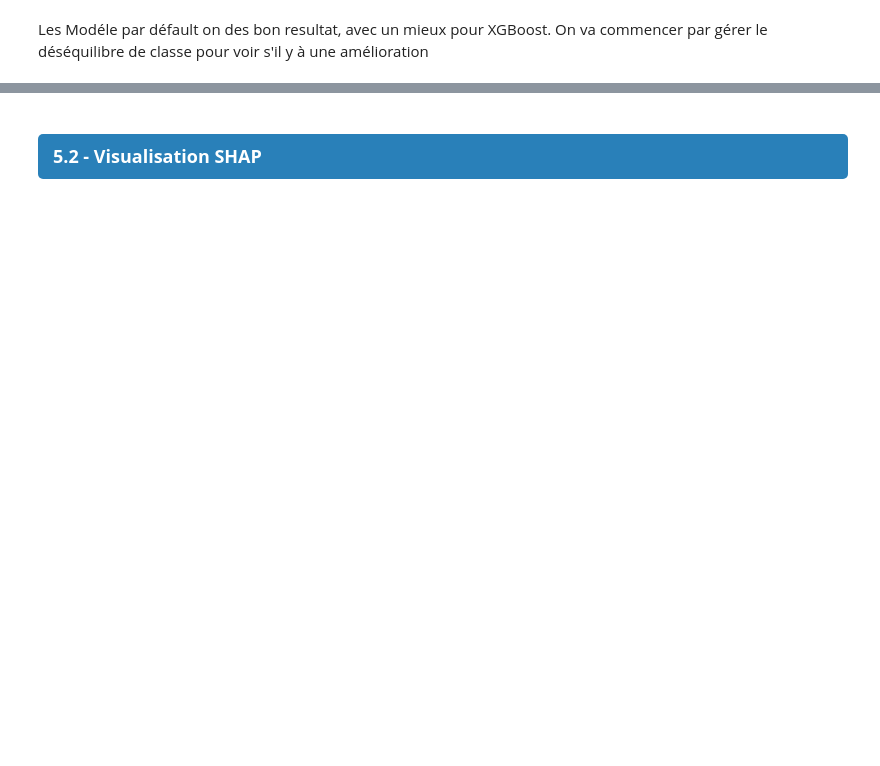
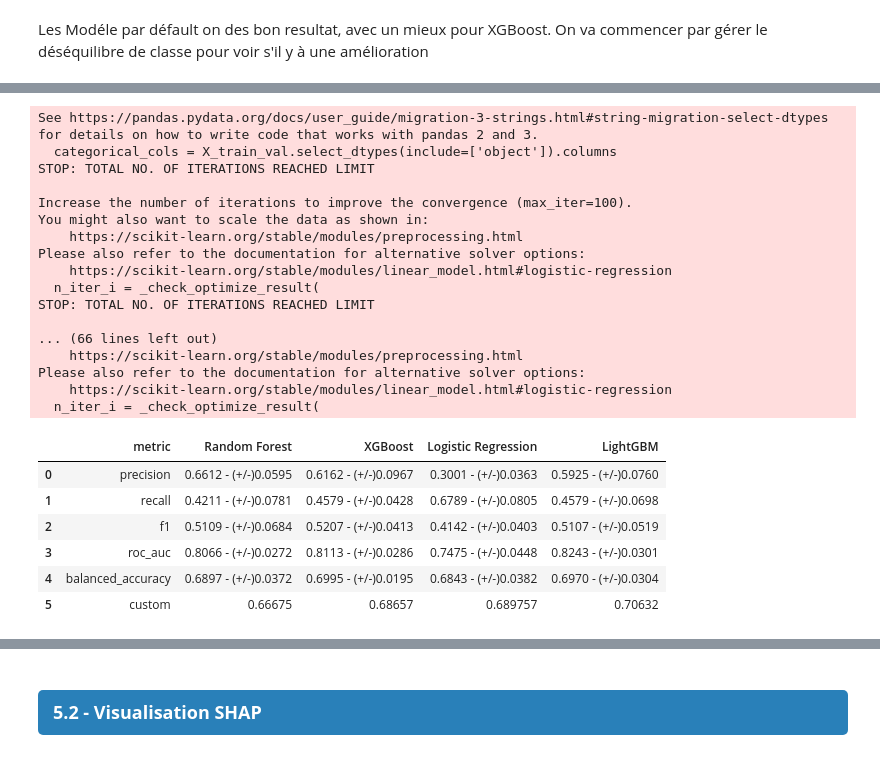
Before and after one commit to GreatTeacherJ/esn, a Jupyter notebook: src/app/data.ipynb, the cells around one changed output, grey strips where cells are left out. Cells and saved outputs as stored; diff of their text form; code cells hidden in the pictures; blank space fills up the shorter version.

```diff
--- a/src/app/data.ipynb
+++ b/src/app/data.ipynb
@@ -847,0 +675,74 @@ df_model_score
+# %%
+#On ne garde que les feature qui on un SHAP au dessus de 0.15 par rapport au modéle 3
+generation += 1
+
+#Split initial train/test
+X = df_merge[['departement', 'poste', 'augementation_salaire_precedente',
+                  'frequence_deplacement', 'age', 'revenu_mensuel',
+                  'nombre_experiences_precedentes', 'annees_dans_l_entreprise',
+                  'satisfaction_employee_environnement', 'satisfaction_employee_nature_travail',
+                  'satisfaction_employee_equipe', 'satisfaction_employee_equilibre_pro_perso',
+                  'heure_supplementaires', 'nombre_participation_pee', 'nb_formations_suivies',
+                  'distance_domicile_travail', 'annees_depuis_la_derniere_promotion', ]].copy()
+
+y= df_merge[target_column].copy()
+
+X_train_val, X_test, y_train_val, y_test = train_test_split(
+    X,
+    y,
+    test_size=0.2,
+    stratify=y,
+    random_state=random_state
+)
+
+# Identifier les colonnes categoriel
+numeric_cols = X_train_val.select_dtypes(include=['int64', 'float64']).columns
+categorical_cols = X_train_val.select_dtypes(include=['object']).columns
+
+preprocessor = ColumnTransformer(
+    transformers=[
+        ('cat', OneHotEncoder(drop='first', handle_unknown='ignore'), categorical_cols)
+    ],
+    remainder='passthrough'
+)
+
+# calcul manuel du ratio pour XGBoost
+scale_pos_weight = (y_train_val == 0).sum() / (y_train_val == 1).sum()
+
+models = {
+    "Random Forest": RandomForestClassifier(random_state=random_state, class_weight="balanced"),
+    "XGBoost": XGBClassifier(random_state=random_state, scale_pos_weight=scale_pos_weight),
+    "Logistic Regression": LogisticRegression(random_state=random_state, class_weight="balanced"),
+    "LightGBM": LGBMClassifier(random_state=random_state, class_weight="balanced", verbose=-1 )
+}
+
+dict_model[generation] = models
+
+new_score = train_model(models=models, generation=generation)
+
+df_model_score = pd.concat([df_model_score, new_score], ignore_index=True)
+# %% [output]
+See https://pandas.pydata.org/docs/user_guide/migration-3-strings.html#string-migration-select-dtypes for details on how to write code that works with pandas 2 and 3.
+  categorical_cols = X_train_val.select_dtypes(include=['object']).columns
+STOP: TOTAL NO. OF ITERATIONS REACHED LIMIT
+
+Increase the number of iterations to improve the convergence (max_iter=100).
+You might also want to scale the data as shown in:
+    https://scikit-learn.org/stable/modules/preprocessing.html
+Please also refer to the documentation for alternative solver options:
+    https://scikit-learn.org/stable/modules/linear_model.html#logistic-regression
+  n_iter_i = _check_optimize_result(
+STOP: TOTAL NO. OF ITERATIONS REACHED LIMIT
+
+... (66 lines left out)
+    https://scikit-learn.org/stable/modules/preprocessing.html
+Please also refer to the documentation for alternative solver options:
+    https://scikit-learn.org/stable/modules/linear_model.html#logistic-regression
+  n_iter_i = _check_optimize_result(
+|  | metric | Random Forest | XGBoost | Logistic Regression | LightGBM |
+| 0 | precision | 0.6612 - (+/-)0.0595 | 0.6162 - (+/-)0.0967 | 0.3001 - (+/-)0.0363 | 0.5925 - (+/-)0.0760 |
+| 1 | recall | 0.4211 - (+/-)0.0781 | 0.4579 - (+/-)0.0428 | 0.6789 - (+/-)0.0805 | 0.4579 - (+/-)0.0698 |
+| 2 | f1 | 0.5109 - (+/-)0.0684 | 0.5207 - (+/-)0.0413 | 0.4142 - (+/-)0.0403 | 0.5107 - (+/-)0.0519 |
+| 3 | roc_auc | 0.8066 - (+/-)0.0272 | 0.8113 - (+/-)0.0286 | 0.7475 - (+/-)0.0448 | 0.8243 - (+/-)0.0301 |
+| 4 | balanced_accuracy | 0.6897 - (+/-)0.0372 | 0.6995 - (+/-)0.0195 | 0.6843 - (+/-)0.0382 | 0.6970 - (+/-)0.0304 |
+| 5 | custom | 0.66675 | 0.68657 | 0.689757 | 0.70632 |
```
Also changed, not shown: parts of 39 cells of this notebook, 2 other files.
